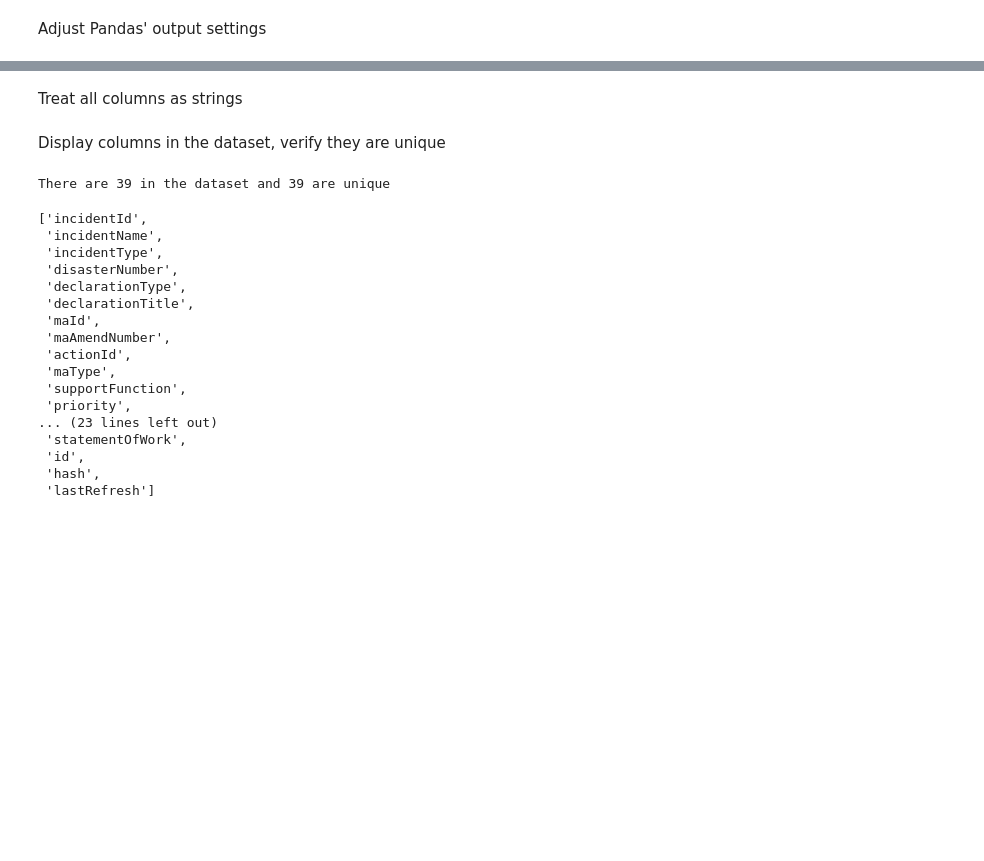
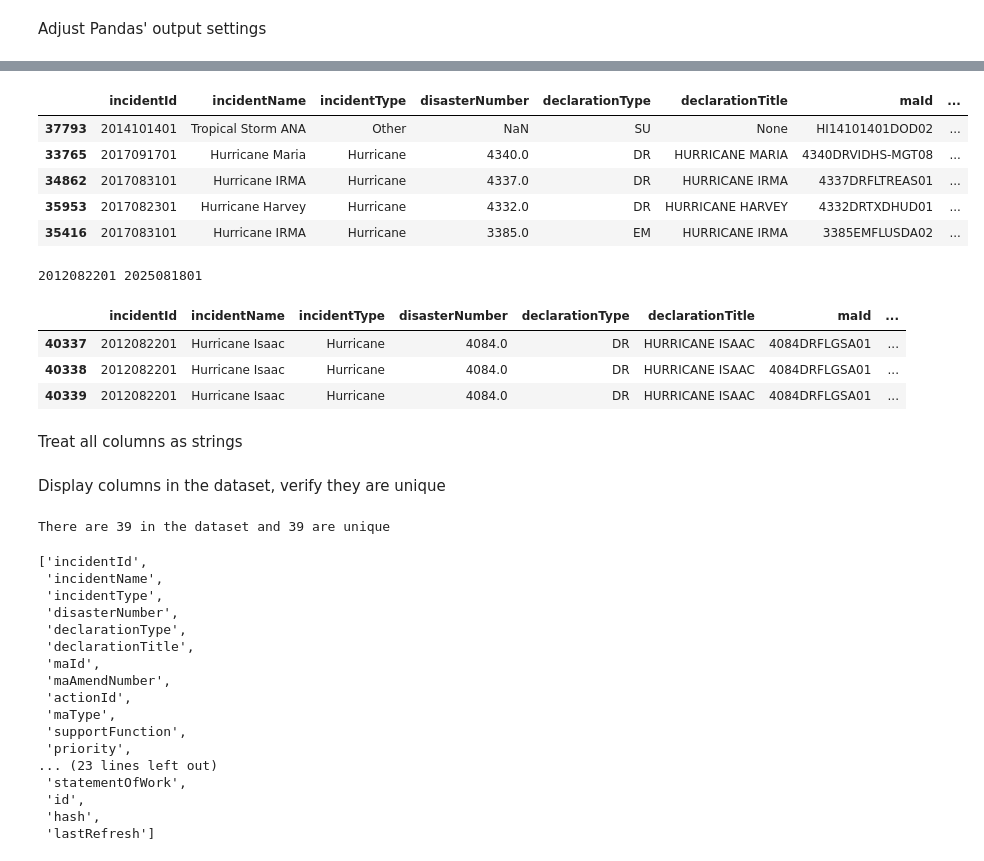
Before and after one commit to capstoneFA2025/FEMA-Recommender, a Jupyter notebook: explore_ma.ipynb, the cells around one changed output, grey strips where cells are left out. Drawn from its saved outputs; the diff is of its cells as text; code cells hidden in the pictures; blank space fills up the shorter version.

```diff
--- a/explore_ma.ipynb
+++ b/explore_ma.ipynb
@@ -42,0 +44,20 @@ dtype: int64
+# %%
+df_load[df_load['supportFunction'].isna()].sample(5)
+# %% [output]
+|  | incidentId | incidentName | incidentType | disasterNumber | declarationType | declarationTitle | maId | ... |
+| 37793 | 2014101401 | Tropical Storm ANA | Other | NaN | SU | None | HI14101401DOD02 | ... |
+| 33765 | 2017091701 | Hurricane Maria | Hurricane | 4340.0 | DR | HURRICANE MARIA | 4340DRVIDHS-MGT08 | ... |
+| 34862 | 2017083101 | Hurricane IRMA | Hurricane | 4337.0 | DR | HURRICANE IRMA | 4337DRFLTREAS01 | ... |
+| 35953 | 2017082301 | Hurricane Harvey | Hurricane | 4332.0 | DR | HURRICANE HARVEY | 4332DRTXDHUD01 | ... |
+| 35416 | 2017083101 | Hurricane IRMA | Hurricane | 3385.0 | EM | HURRICANE IRMA | 3385EMFLUSDA02 | ... |
+# %%
+print(df_load['incidentId'].min(), df_load['incidentId'].max())
+# %% [output]
+2012082201 2025081801
+# %%
+df_load[df_load['incidentId']==2012082201]
+# %% [output]
+|  | incidentId | incidentName | incidentType | disasterNumber | declarationType | declarationTitle | maId | ... |
+| 40337 | 2012082201 | Hurricane Isaac | Hurricane | 4084.0 | DR | HURRICANE ISAAC | 4084DRFLGSA01 | ... |
+| 40338 | 2012082201 | Hurricane Isaac | Hurricane | 4084.0 | DR | HURRICANE ISAAC | 4084DRFLGSA01 | ... |
+| 40339 | 2012082201 | Hurricane Isaac | Hurricane | 4084.0 | DR | HURRICANE ISAAC | 4084DRFLGSA01 | ... |
```
Also changed, not shown: parts of 19 cells of this notebook, 4 other files.
